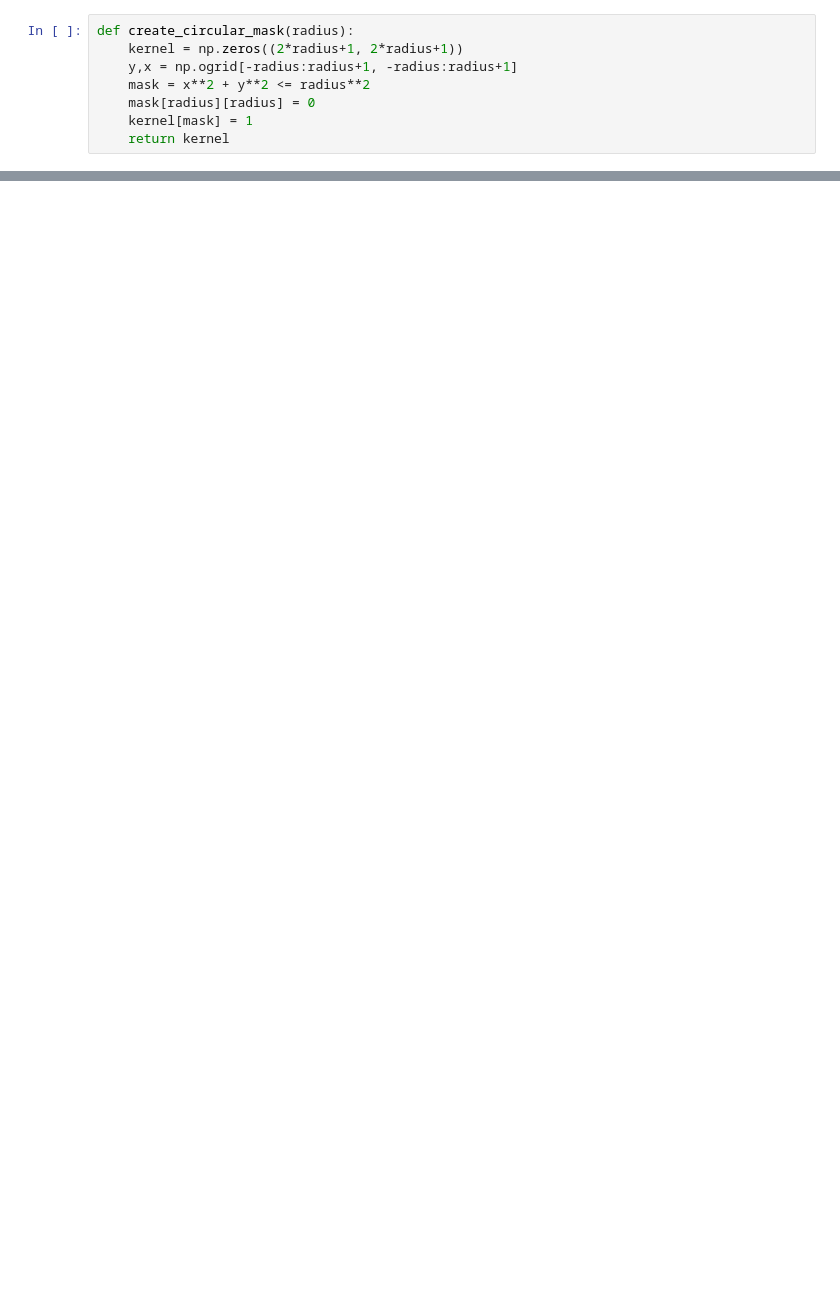
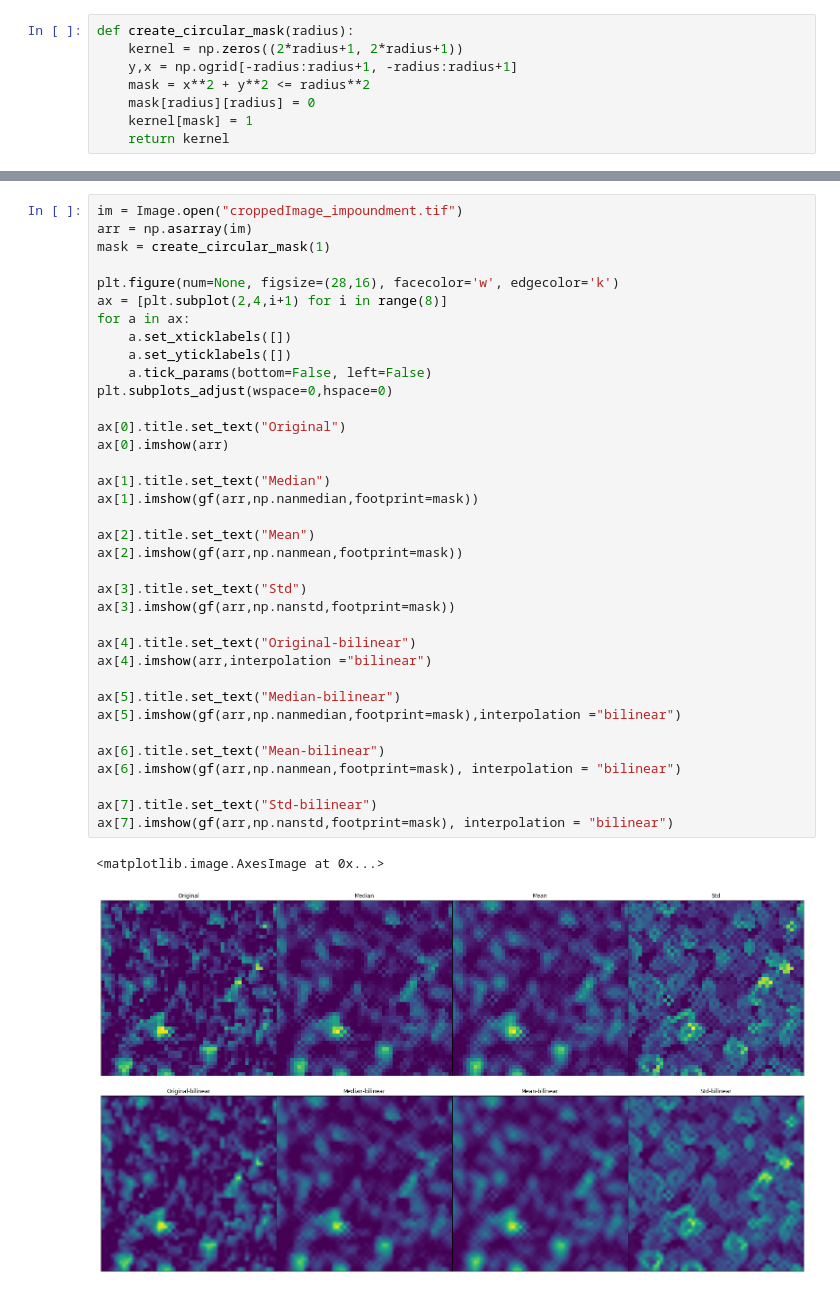
Before and after one commit to jonatan-flyckt/bachelors-thesis-playground, a Jupyter notebook: mask.ipynb, the cells around one changed output, grey strips where cells are left out. Drawn from its saved outputs; the diff is of its cells as text; blank space fills up the shorter version.

```diff
--- a/mask.ipynb
+++ b/mask.ipynb
@@ -24,0 +22,39 @@ array([[ 1.03571429,  1.10714286,  1.14285714,  4.64285714],
+# %%
+im = Image.open("croppedImage_impoundment.tif")
+arr = np.asarray(im)
+mask = create_circular_mask(1)
+
+plt.figure(num=None, figsize=(28,16), facecolor='w', edgecolor='k')
+ax = [plt.subplot(2,4,i+1) for i in range(8)]
+for a in ax:
+    a.set_xticklabels([])
+    a.set_yticklabels([])
+    a.tick_params(bottom=False, left=False)
+plt.subplots_adjust(wspace=0,hspace=0)
+
+ax[0].title.set_text("Original")
+ax[0].imshow(arr)
+
+ax[1].title.set_text("Median")
+ax[1].imshow(gf(arr,np.nanmedian,footprint=mask))
+
+ax[2].title.set_text("Mean")
+ax[2].imshow(gf(arr,np.nanmean,footprint=mask))
+
+ax[3].title.set_text("Std")
+ax[3].imshow(gf(arr,np.nanstd,footprint=mask))
+
+ax[4].title.set_text("Original-bilinear")
+ax[4].imshow(arr,interpolation ="bilinear")
+
+ax[5].title.set_text("Median-bilinear")
+ax[5].imshow(gf(arr,np.nanmedian,footprint=mask),interpolation ="bilinear")
+
+ax[6].title.set_text("Mean-bilinear")
+ax[6].imshow(gf(arr,np.nanmean,footprint=mask), interpolation = "bilinear")
+
+ax[7].title.set_text("Std-bilinear")
+ax[7].imshow(gf(arr,np.nanstd,footprint=mask), interpolation = "bilinear")
+# %% [output]
+<matplotlib.image.AxesImage at 0x...>
+[figure, added]
```
Also changed, not shown: parts of 4 cells of this notebook.
